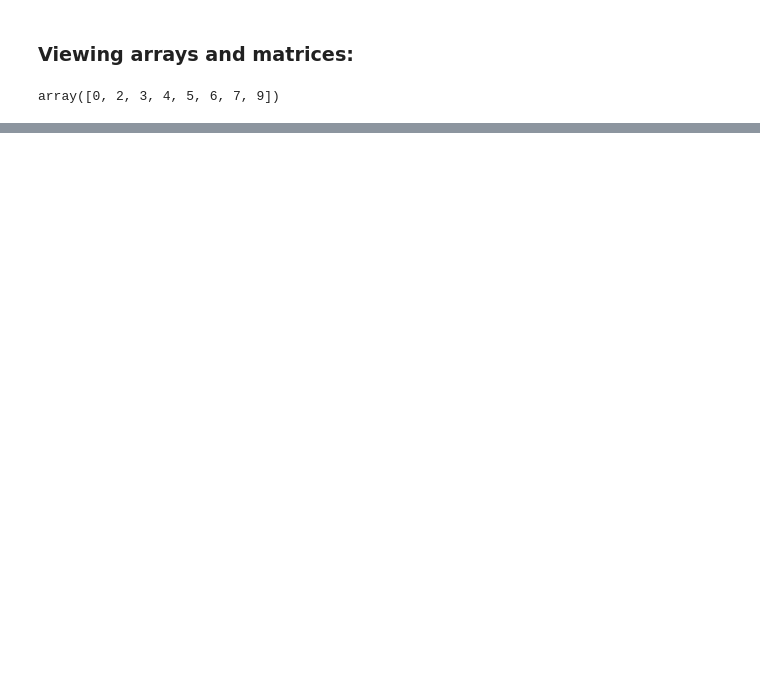
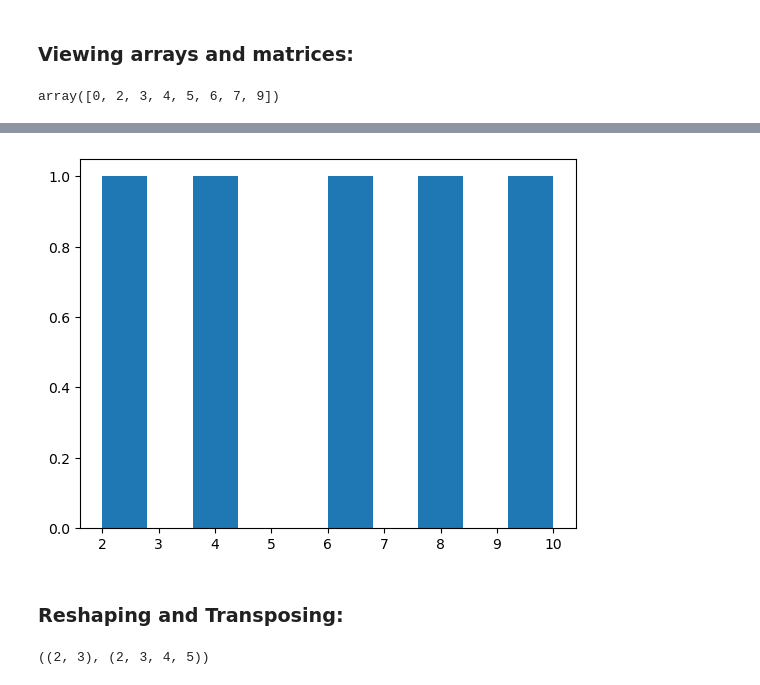
Before and after one commit to MainulDip/AiMlStudy, a Jupyter notebook: apps/1-pandas/NumPy-Basics.ipynb, the cells around one changed output, grey strips where cells are left out. Saved outputs shown, nothing was run; the diff lists cells and outputs as text; code cells hidden in the pictures; blank space fills up the shorter version.

```diff
--- a/apps/1-pandas/NumPy-Basics.ipynb
+++ b/apps/1-pandas/NumPy-Basics.ipynb
@@ -196,0 +332,11 @@ array([4, 8, 2, 4, 6])
+# %%
+plt.hist(low_var_array)
+plt.show()
+# %% [output]
+[figure, added]
+# %% [markdown]
+### Reshaping and Transposing:
+# %%
+a2.shape, a3.shape
+# %% [output]
+((2, 3), (2, 3, 4, 5))
```
Also changed, not shown: parts of 37 cells of this notebook, 3 other files.
